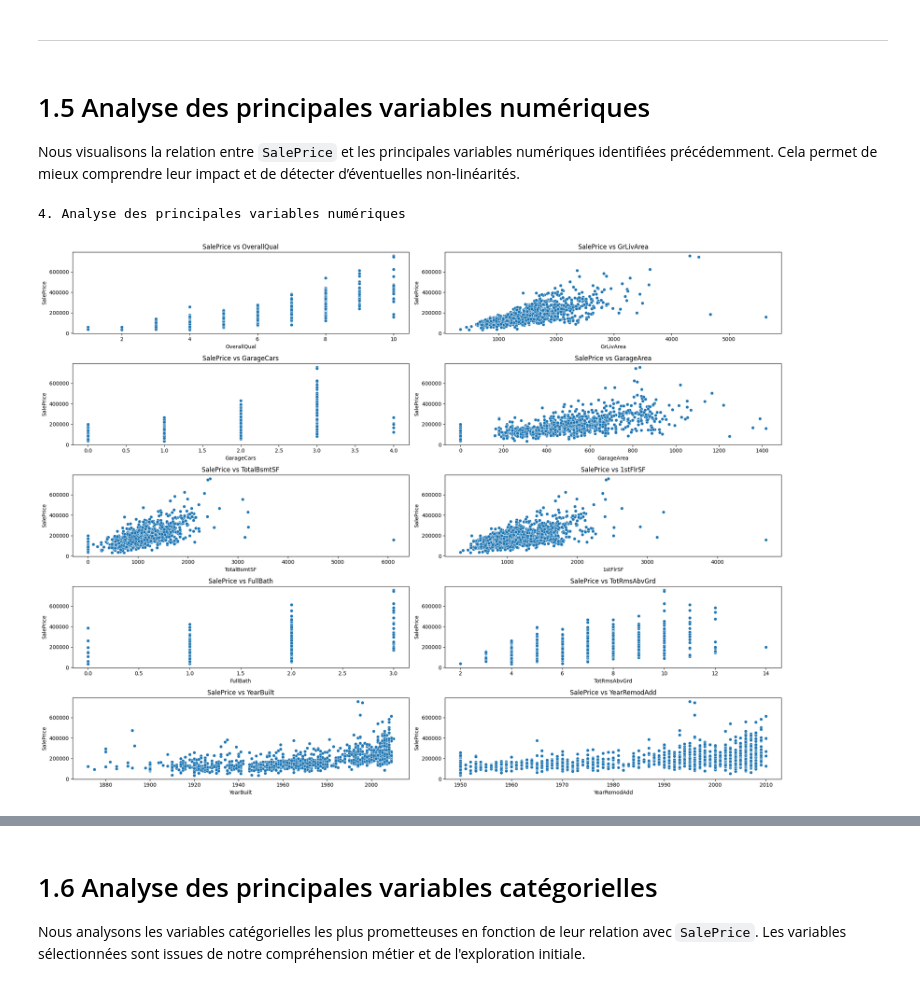
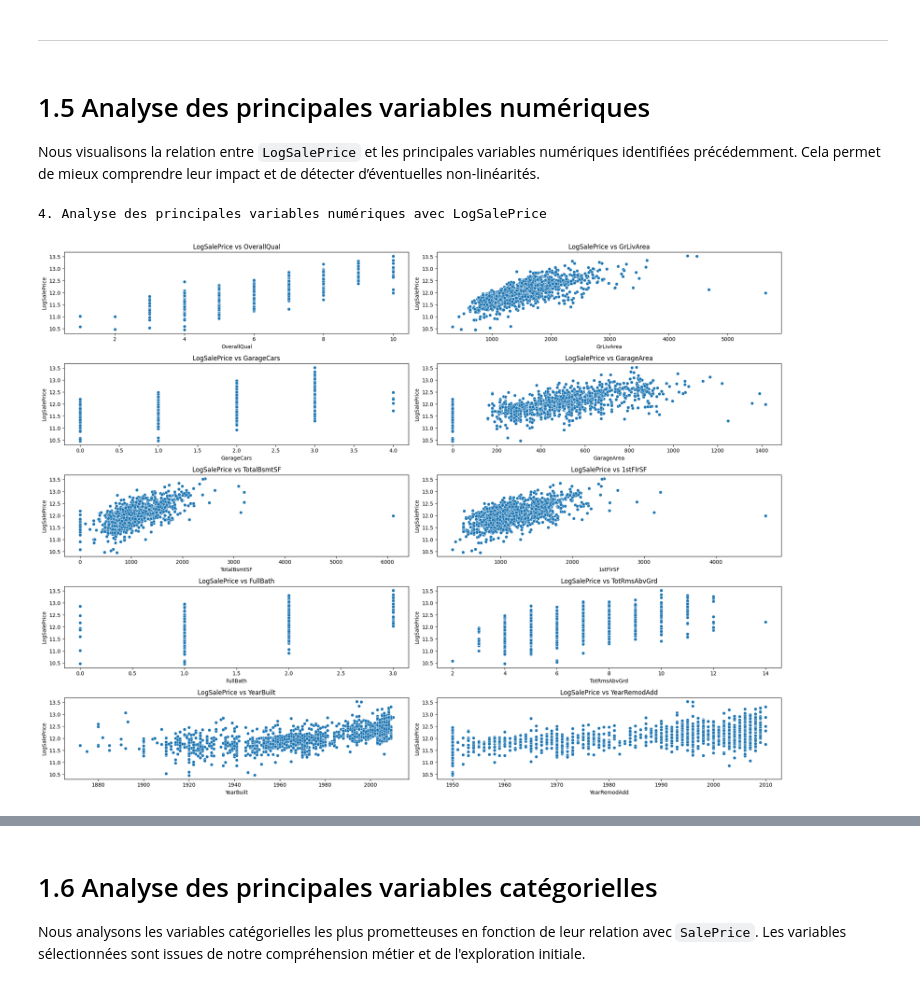
Before and after one commit to cutiips/OverfittingRepo, a Jupyter notebook: 03-Marquis_Aris_Singh_Curty.ipynb, the cells around one changed output, grey strips where cells are left out. Drawn from its saved outputs; the diff is of its cells as text; code cells hidden in the pictures.

```diff
--- a/03-Marquis_Aris_Singh_Curty.ipynb
+++ b/03-Marquis_Aris_Singh_Curty.ipynb
@@ -60,3 +85,18 @@ missing_values.to_frame('Missing Values')
+# %%
+# Nettoyage des données manquantes
+df = train_df.copy()
+
+cols_none = ['PoolQC', 'MiscFeature', 'Alley', 'Fence', 'FireplaceQu',
+             'GarageType', 'GarageFinish', 'GarageQual', 'GarageCond',
+             'BsmtQual', 'BsmtCond', 'BsmtExposure', 'BsmtFinType1',
+             'BsmtFinType2', 'MasVnrType']
+df[cols_none] = df[cols_none].fillna('None')
+
+cols_median = ['LotFrontage', 'GarageYrBlt', 'MasVnrArea', 'GarageCars', 'GarageArea']
+for col in cols_median:
+    df[col] = df[col].fillna(df[col].median())
+
+df['Electrical'] = df['Electrical'].fillna(df['Electrical'].mode()[0])
 # %% [markdown]
 ## 1.2 Types de variables
 
@@ -109,3 +172,18 @@ Cette asymétrie est importante à considérer pour les modèles de machine lear
 Pour corriger cette asymétrie, on peut envisager de transformer les prix avec une fonction logarithmique, comme log(SalePrice). Pourquoi utiliser le logarithme ? Car il permet de réduire l’impact des maisons très chères (les très grands prix sont "compressés", ce qui équilibre un peu mieux la distribution), de stabiliser la variance (les différences de prix sont ramenées à des écarts relatifs plus homogènes), et d'améliorer les relations entre variables (les liens entre les caractéristiques (surface, qualité, etc.) et le prix sont souvent plus linéaires après transformation, ce qui aide le modèle à mieux apprendre). Il faudra y penser lors des prochaines étapes.
 # %% [markdown]
 ---
+# %%
+import numpy as np
+
+df['LogSalePrice'] = np.log1p(df['SalePrice'])  # Transformation log
+
+# Visualisation
+sns.histplot(df['LogSalePrice'], kde=True)
+plt.title("Distribution de Log(SalePrice)")
+plt.show()
+
+from statsmodels.graphics.gofplots import qqplot
+from scipy import stats
+qqplot(df['LogSalePrice'], dist=stats.norm, fit=True, line='45')
+plt.title("Q-Q Plot de Log(SalePrice)")
+plt.show()
@@ -165,28 +258,25 @@ YearBuilt et YearRemodAdd nous apprennent que l’ancienneté et la rénovation
 # %% [markdown]
 # 1.5 Analyse des principales variables numériques
 
-Nous visualisons la relation entre `SalePrice` et les principales variables numériques identifiées précédemment.
+Nous visualisons la relation entre `LogSalePrice` et les principales variables numériques identifiées précédemment.
 Cela permet de mieux comprendre leur impact et de détecter d’éventuelles non-linéarités.
 # %%
-print("4. Analyse des principales variables numériques")
+print("4. Analyse des principales variables numériques avec LogSalePrice")
 
-# Variables numériques les plus corrélées
-num_vars = ['OverallQual', 'GrLivArea', 'GarageCars', 'GarageArea', 'TotalBsmtSF', '1stFlrSF', 'FullBath', 'TotRmsAbvGrd', 'YearBuilt', 'YearRemodAdd']
-
-# Scatterplots
-import matplotlib.pyplot as plt
-import seaborn as sns
+num_vars = ['OverallQual', 'GrLivArea', 'GarageCars', 'GarageArea',
+            'TotalBsmtSF', '1stFlrSF', 'FullBath', 'TotRmsAbvGrd',
+            'YearBuilt', 'YearRemodAdd']
 
 plt.figure(figsize=(20, 15))
 for i, var in enumerate(num_vars):
     plt.subplot(5, 2, i+1)
-    sns.scatterplot(x=df[var], y=df['SalePrice'])
-    plt.title(f'SalePrice vs {var}')
+    sns.scatterplot(x=df[var], y=df['LogSalePrice'])
+    plt.title(f'LogSalePrice vs {var}')
 plt.tight_layout()
 plt.show()
 # %% [output]
-4. Analyse des principales variables numériques
+4. Analyse des principales variables numériques avec LogSalePrice
-[figure, old version]
+[figure, new version]
 # %% [markdown]
 ## 1.5.1 Observations sur les variables numériques
 
```
Also changed, not shown: parts of 32 cells of this notebook, 1 other file.
